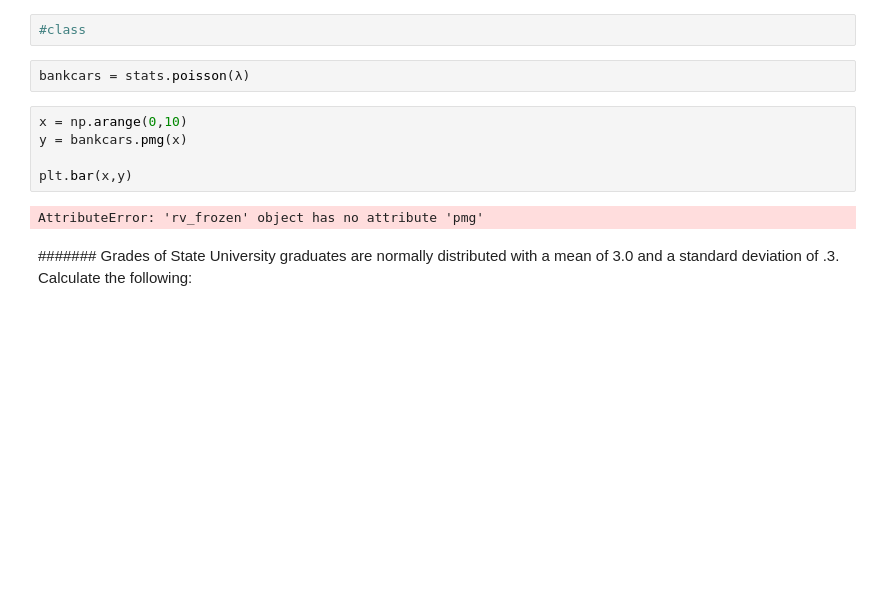
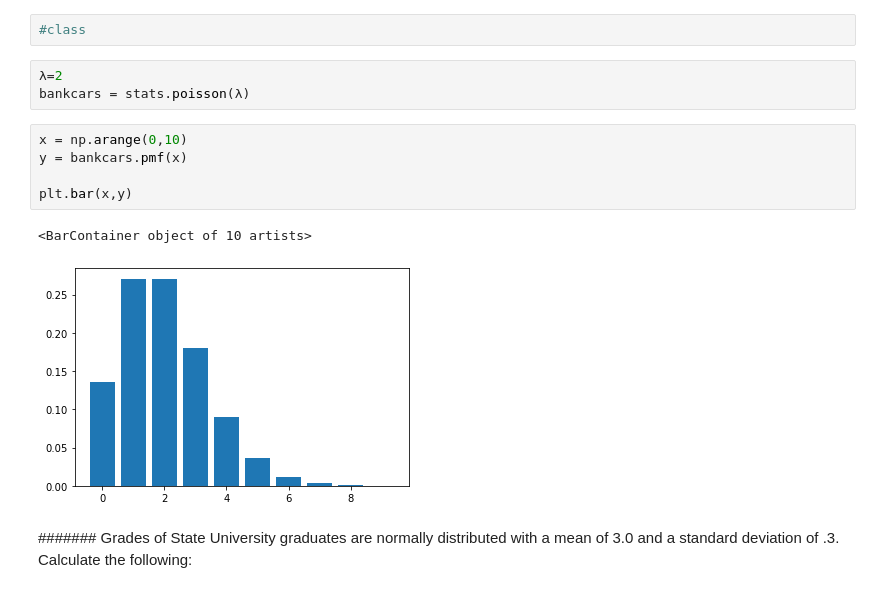
Before and after one commit to Jgardin875/statistics-exercises, a Jupyter notebook: probability_distributions.ipynb, the cells around one changed output. Drawn from its saved outputs; the diff is of its cells as text; blank space fills up the shorter version.

```diff
--- a/probability_distributions.ipynb
+++ b/probability_distributions.ipynb
@@ -29,14 +37,16 @@ stats.poisson(λ).sf(0)
 # %%
 #class
 # %%
+λ=2
 bankcars = stats.poisson(λ)
 # %%
 x = np.arange(0,10)
-y = bankcars.pmg(x)
+y = bankcars.pmf(x)
 
 plt.bar(x,y)
 # %% [output]
-AttributeError: 'rv_frozen' object has no attribute 'pmg'
+<BarContainer object of 10 artists>
+[figure, added]
 # %% [markdown]
 ####### Grades of State University graduates are normally distributed with a mean of 3.0 and a standard deviation of .3. Calculate the following:
 # %%
```
Also changed, not shown: parts of 1 cell of this notebook, 1 other file.
